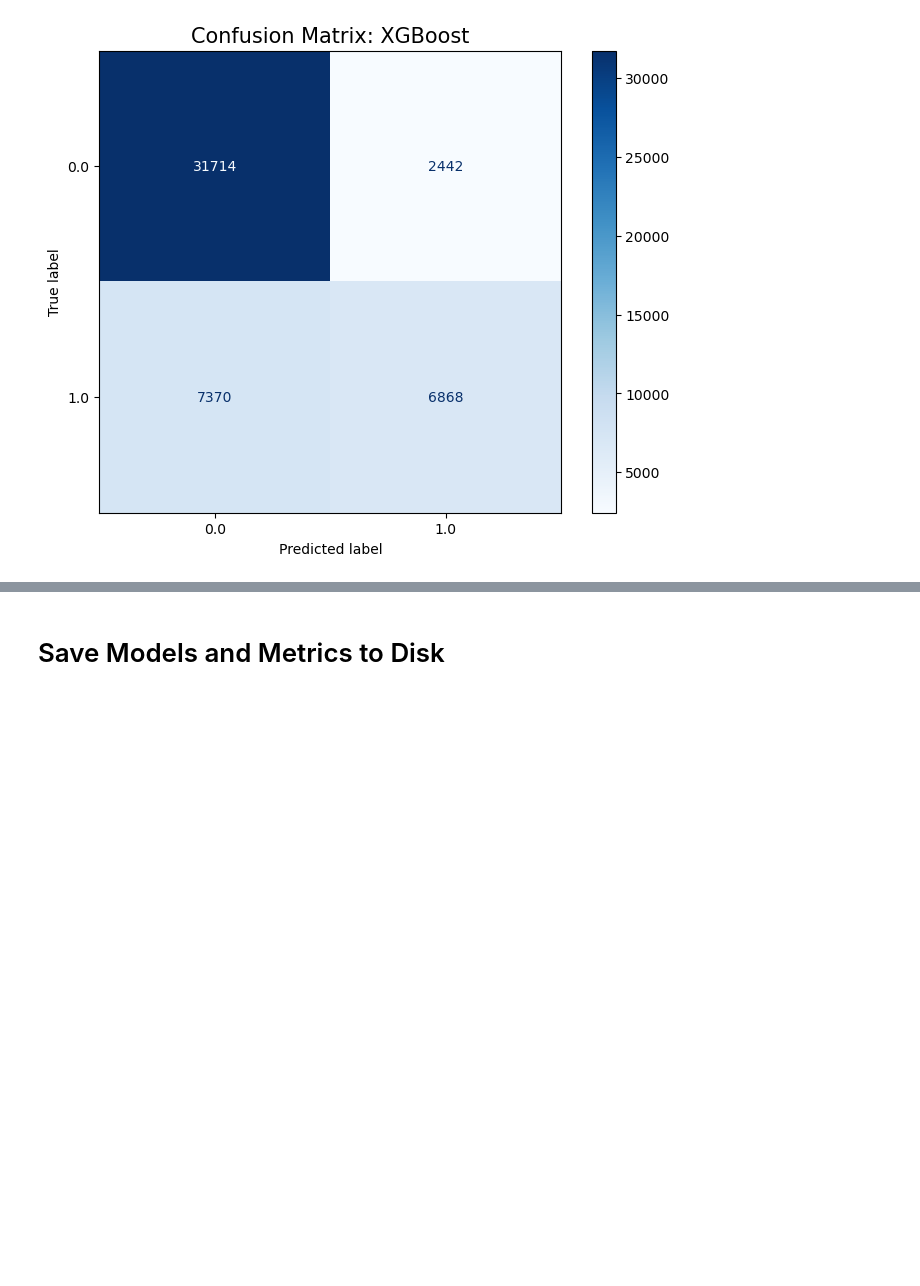
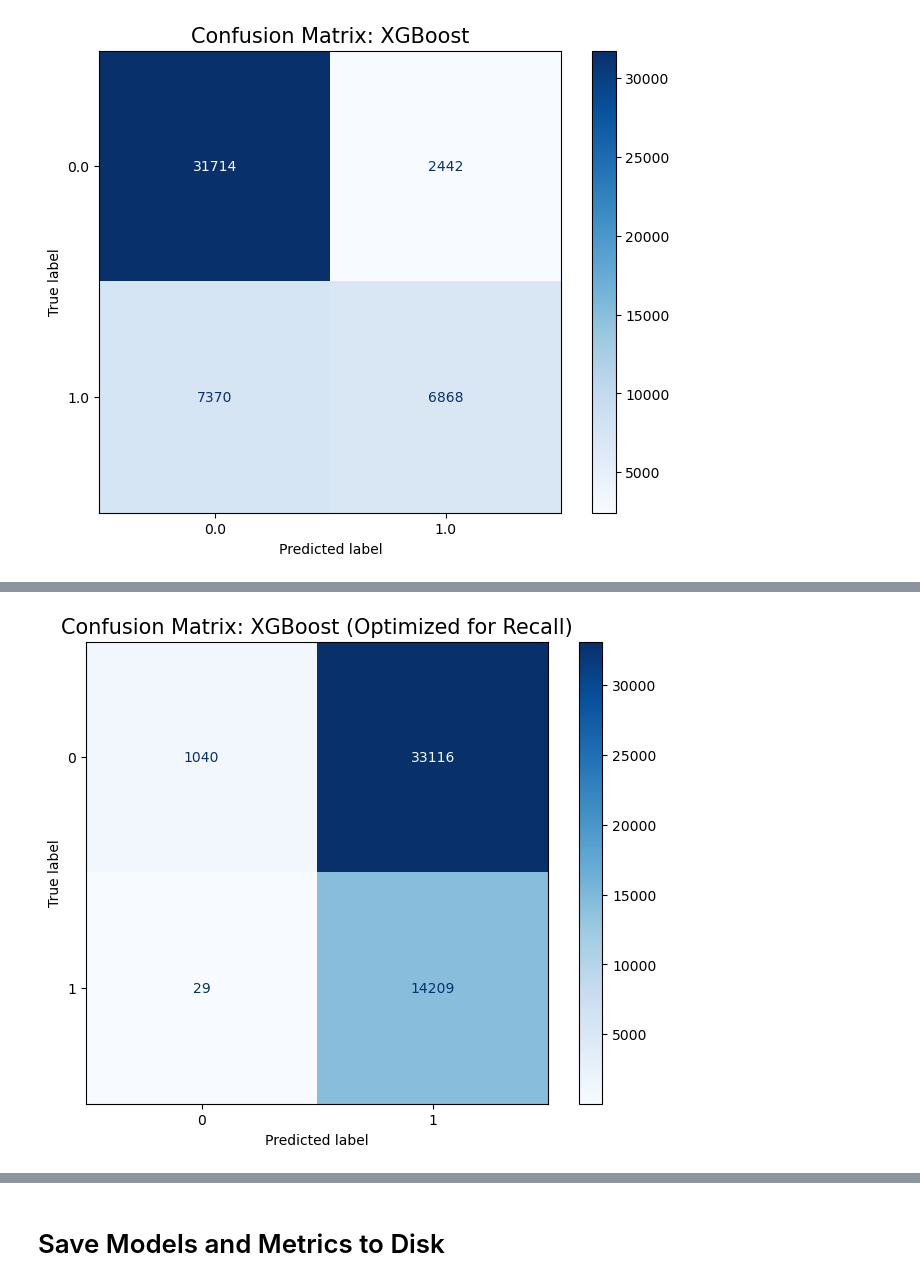
Before and after one commit to jmcatee17/ADA-final-project, a Jupyter notebook: ml_layer/modification_with_embeddings.ipynb, the cells around one changed output, grey strips where cells are left out. Drawn from its saved outputs; the diff is of its cells as text; code cells hidden in the pictures; blank space fills up the shorter version.

```diff
--- a/ml_layer/modification_with_embeddings.ipynb
+++ b/ml_layer/modification_with_embeddings.ipynb
@@ -327,0 +362,34 @@ plt.show()
+# %%
+# 1. Remove the deprecated param and refit the final model
+best_params = study_XGB.best_params
+
+# 2. Re-build the final pipeline using the best params
+# Note: We prepend 'classifier__' so it knows which part of the pipeline to update
+final_xgb_model = XGBClassifier(**best_params, eval_metric='logloss', random_state=42)
+
+final_pipeline = Pipeline(steps=[
+    ('preprocessor', preprocessor),
+    ('classifier', final_xgb_model)
+])
+
+# 3. Fit on the entire training set
+final_pipeline.fit(X_train, y_train)
+
+# 4. Predict on the test set
+y_pred_xgb = final_pipeline.predict(X_test)
+
+# --- Your Plotting Code ---
+
+cm_xgb = confusion_matrix(y_test, y_pred_xgb)
+
+fig, ax = plt.subplots(figsize=(8, 6))
+# Ensure display_labels matches your actual class names (e.g., ['No', 'Yes'])
+disp = ConfusionMatrixDisplay(confusion_matrix=cm_xgb, display_labels=final_pipeline.classes_)
+
+disp.plot(cmap='Blues', ax=ax, values_format='d')
+
+plt.title('Confusion Matrix: XGBoost (Optimized for Recall)', fontsize=15)
+plt.grid(False)
+plt.show()
+# %% [output]
+[figure, added]
```
Also changed, not shown: parts of 12 cells of this notebook, 8 other files.
